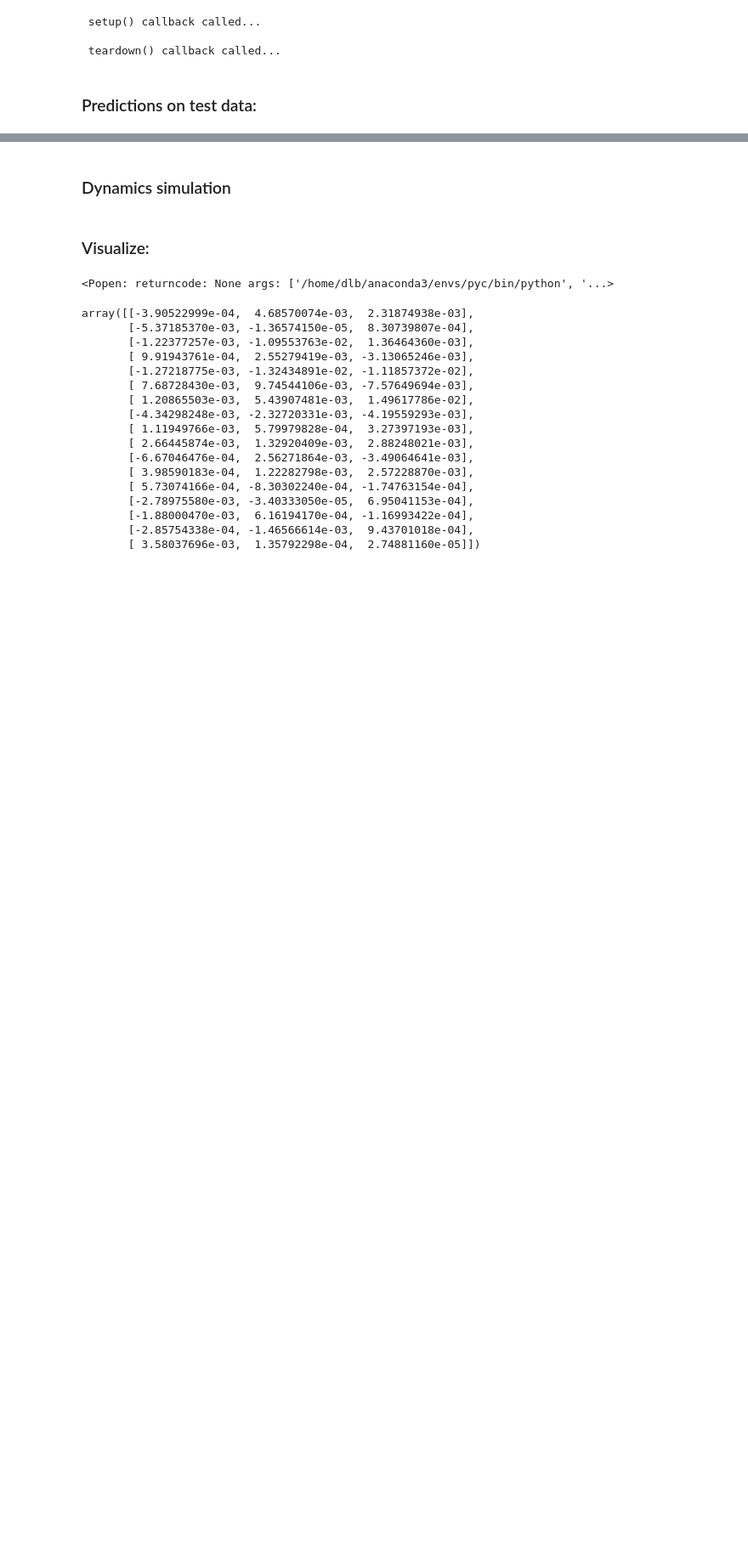
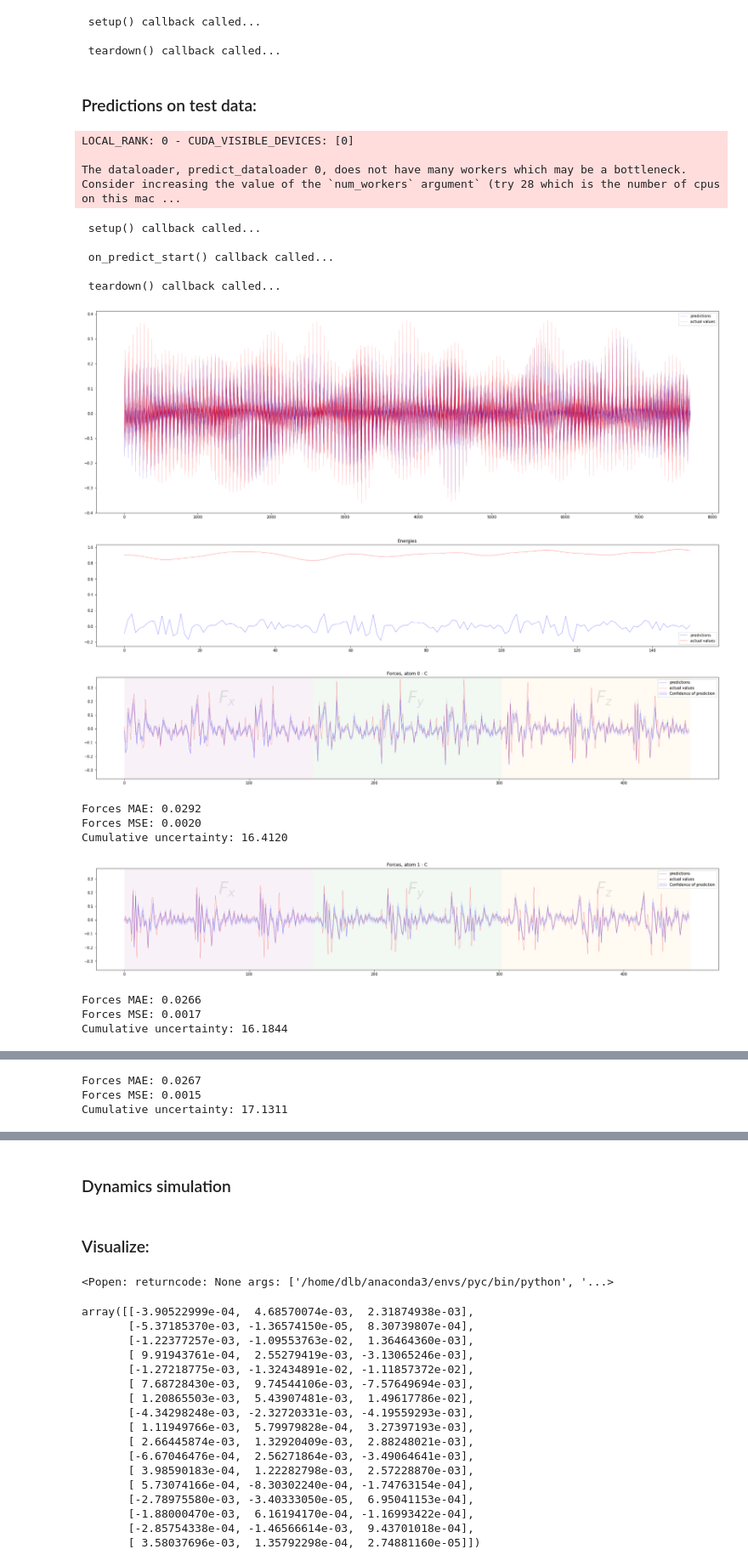
Before and after one commit to chem-gp/saddle-dynamics, a Jupyter notebook: notebooks/saddle_md.ipynb, the cells around one changed output, grey strips where cells are left out. Shown at 85% size. Drawn from its saved outputs; the diff is of its cells as text; code cells hidden in the pictures; blank space fills up the shorter version.

```diff
--- a/notebooks/saddle_md.ipynb
+++ b/notebooks/saddle_md.ipynb
@@ -56,7 +73,7 @@ Flattening done!
 # %%
 # Training data:
 # training_indices = np.sort(  np.random.choice(np.arange(0,10_000), 10000, replace=False) )
-training_indices = np.sort(  np.arange(0, 2000, 2) )
+training_indices = np.sort(  np.arange(0, 20000, 2) )
 traj_train = [traj[i] for i in training_indices]
 energies_train = energies[training_indices]
 forces_train = forces[training_indices]
@@ -64,7 +81,7 @@ train_data = {'trajectory': traj_train, 'energies': energies_train, 'forces': fo
 
 #Test data:
 # test_indices = np.sort(  np.random.choice(np.arange(0,92795), 200, replace=False) )
-test_indices = np.sort(  np.arange(1,2001,2) )
+test_indices = np.sort(  np.arange(20_000,20_301,2) )
 traj_test = [traj[i] for i in test_indices]
 energies_test = energies[test_indices]
 forces_test = forces[test_indices]
@@ -127,8 +144,8 @@ test_F = fdm.test_F
 #     ( np.arange(0,4800), np.arange(11*4800,12*4800), np.random.choice(np.arange(4800,59200), 300, replace=False) )
 #     ) )
 
-ind_slice = np.sort(  np.random.choice(np.arange(0,51_000), 5_000, replace=False) )
-# ind_slice = np.sort(  np.arange(0,15_000) )
+ind_slice = np.sort(  np.random.choice(np.arange(0,510_00), 20_000, replace=False) )
+# ind_slice = np.sort(  np.arange(0,5100) )
 
 train_dataset = TensorDataset(train_DX[ind_slice], train_F[ind_slice])
 train_loader = DataLoader(train_dataset, batch_size=100_000)
@@ -169,26 +186,45 @@ LOCAL_RANK: 0 - CUDA_VISIBLE_DEVICES: [0]
 # %%
 from fande.predict import PredictorASE
 
 test_X = fdm.test_X
 test_DX = fdm.test_DX
 test_E = fdm.test_E
 test_F = fdm.test_F
 
 model_e = None
 trainer_e = None
 
 
 predictor = PredictorASE(
             model_e,
             model_f,
             trainer_e,
             trainer_f,
             test_X,
             test_DX,
             test_E,
             test_F,
             test_data,
             hparams
 )
 
-# predictor.predict_and_plot_forces()
+predictor.predict_and_plot_forces()
+# %% [output]
+LOCAL_RANK: 0 - CUDA_VISIBLE_DEVICES: [0]
+
+The dataloader, predict_dataloader 0, does not have many workers which may be a bottleneck. Consider increasing the value of the `num_workers` argument` (try 28 which is the number of cpus on this mac ...
+ setup() callback called...
+
+ on_predict_start() callback called...
+
+ teardown() callback called...
+[figure, added]
+[figure, added]
+[figure, added]
+Forces MAE: 0.0292
+Forces MSE: 0.0020
+Cumulative uncertainty: 16.4120
+[figure, added]
+Forces MAE: 0.0266
+Forces MSE: 0.0017
+Cumulative uncertainty: 16.1844
@@ -194,0 +232,3 @@ predictor = PredictorASE(
+Forces MAE: 0.0267
+Forces MSE: 0.0015
+Cumulative uncertainty: 17.1311
```
Also changed, not shown: parts of 9 cells of this notebook, 1 other file.
